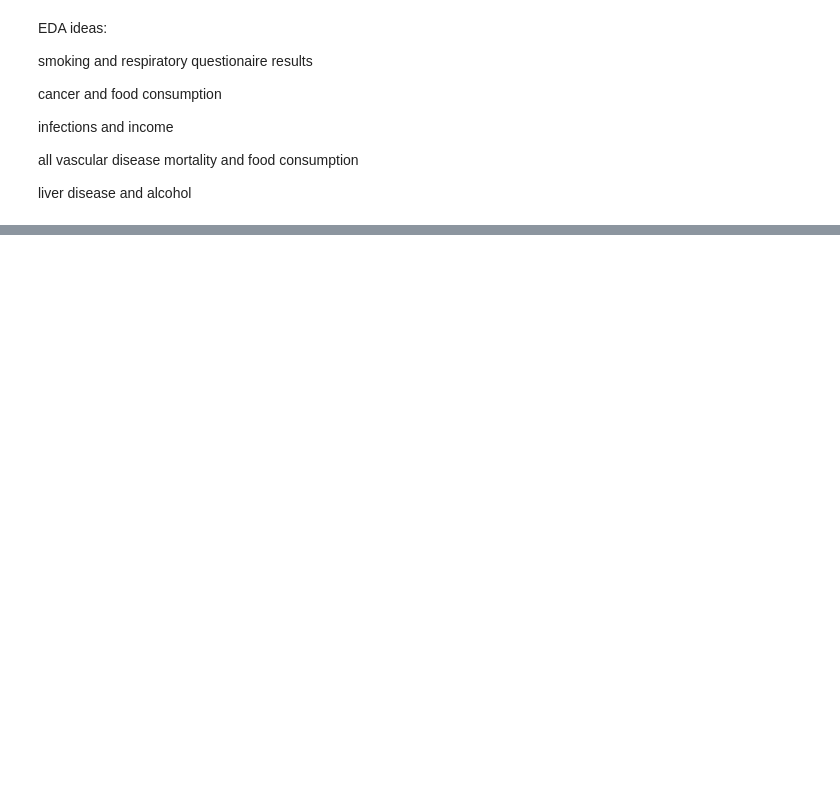
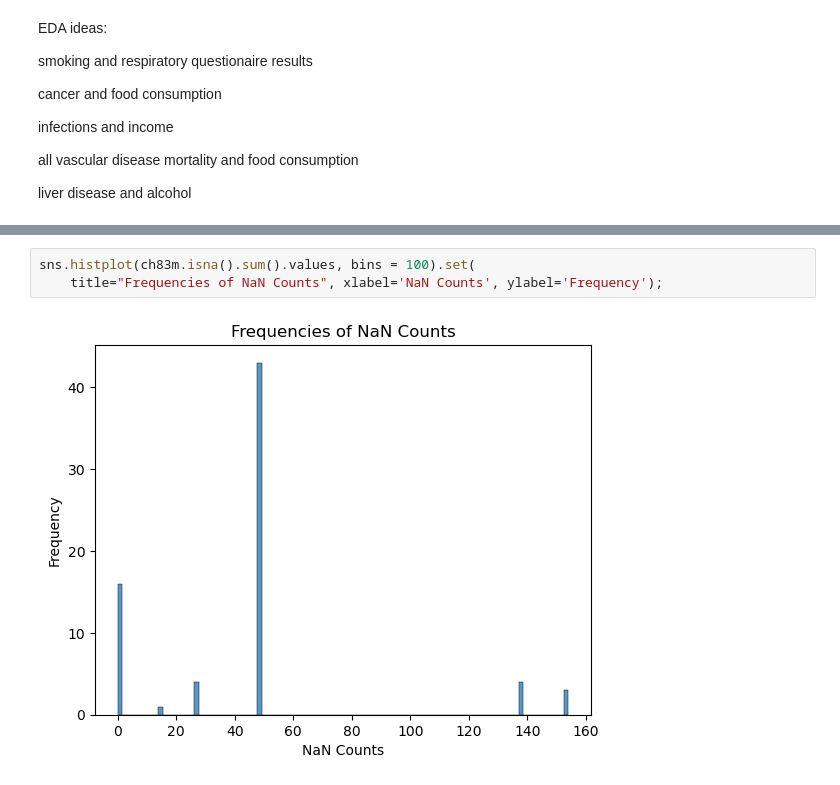
Before and after one commit to colbytse/community_health_project, a Jupyter notebook: will.ipynb, the cells around one changed output, grey strips where cells are left out. Saved outputs shown, nothing was run; the diff lists cells and outputs as text; blank space fills up the shorter version.

```diff
--- a/will.ipynb
+++ b/will.ipynb
@@ -62,0 +113,5 @@ pd.rea
+# %%
+sns.histplot(ch83m.isna().sum().values, bins = 100).set(
+    title="Frequencies of NaN Counts", xlabel='NaN Counts', ylabel='Frequency');
+# %% [output]
+[figure, added]
```
Also changed, not shown: parts of 39 cells of this notebook, 1 other file.
